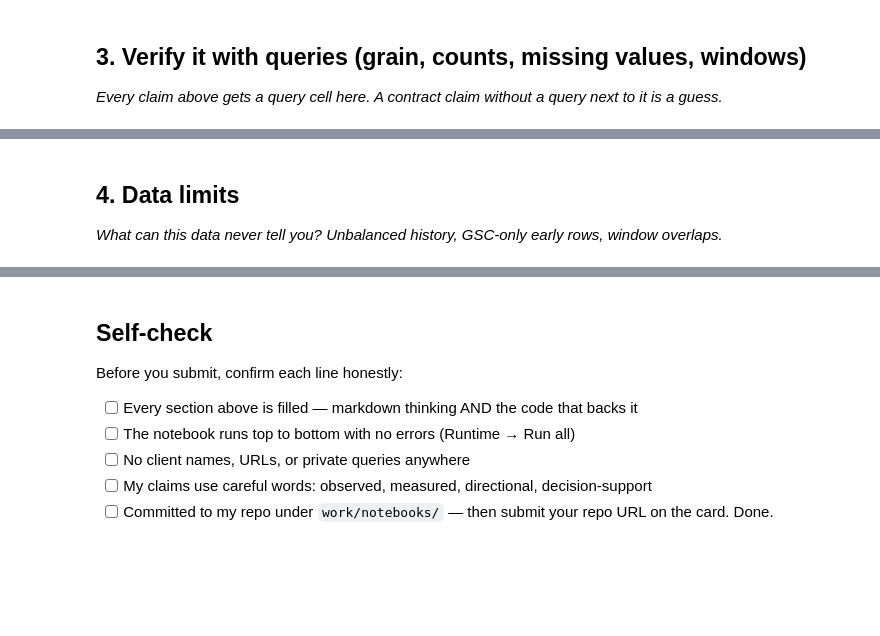
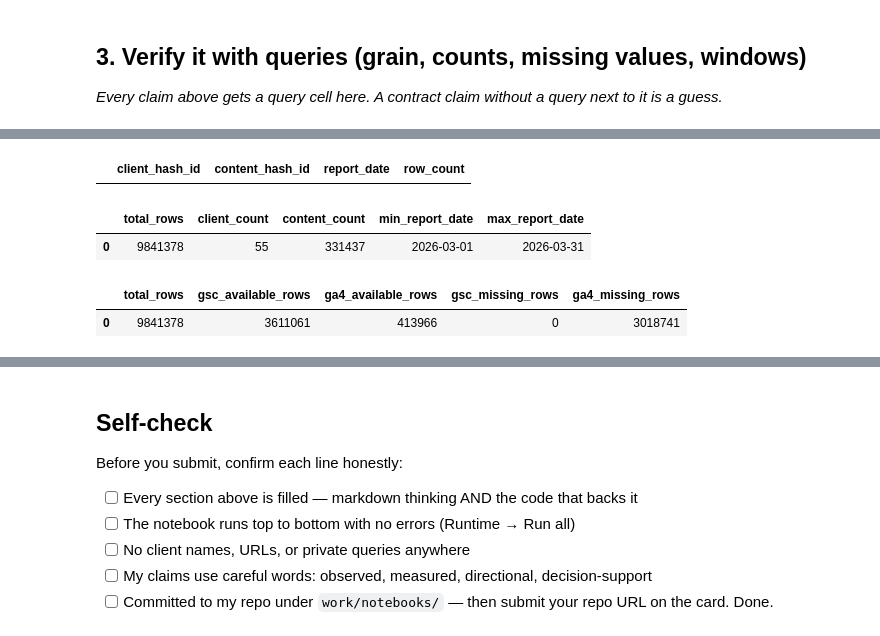
Before and after one commit to Kaneriah43/Flyrank_Ml_Internship, a Jupyter notebook: work/notebooks/w03_data_contract.ipynb, the cells around one changed output, grey strips where cells are left out. Saved outputs shown, nothing was run; the diff lists cells and outputs as text; code cells hidden in the pictures; blank space fills up the shorter version.

```diff
--- a/work/notebooks/w03_data_contract.ipynb
+++ b/work/notebooks/w03_data_contract.ipynb
@@ -30,4 +148,57 @@ This skeleton is yours to fill. Work the sections **in order** — each one has
-# %% [markdown]
-## 4. Data limits
-
-*What can this data never tell you? Unbalanced history, GSC-only early rows, window overlaps.*
+# %%
+grain_check = con.sql(query1).df()
+
+grain_check
+# %% [output]
+|  | client_hash_id | content_hash_id | report_date | row_count |
+# %%
+query2 = f"""
+SELECT
+    COUNT(*) AS total_rows,
+    COUNT(DISTINCT client_hash_id) AS client_count,
+    COUNT(DISTINCT content_hash_id) AS content_count,
+    MIN(report_date) AS min_report_date,
+    MAX(report_date) AS max_report_date
+FROM {TABLES['fact_daily']}
+WHERE report_date >= DATE '2026-03-01'
+  AND report_date < DATE '2026-04-01'
+"""
+
+window_check = con.sql(query2).df()
+
+window_check
+# %% [output]
+|  | total_rows | client_count | content_count | min_report_date | max_report_date |
+| 0 | 9841378 | 55 | 331437 | 2026-03-01 | 2026-03-31 |
+# %%
+query3 = f"""
+SELECT
+    COUNT(*) AS total_rows,
+
+    COUNT(*) FILTER (
+        WHERE gsc_data_available IS TRUE
+    ) AS gsc_available_rows,
+
+    COUNT(*) FILTER (
+        WHERE ga4_data_available IS TRUE
+    ) AS ga4_available_rows,
+
+    COUNT(*) FILTER (
+        WHERE gsc_data_available IS NULL
+    ) AS gsc_missing_rows,
+
+    COUNT(*) FILTER (
+        WHERE ga4_data_available IS NULL
+    ) AS ga4_missing_rows
+
+FROM {TABLES['fact_daily']}
+WHERE report_date >= DATE '2026-03-01'
+  AND report_date < DATE '2026-04-01'
+"""
+
+availability_check = con.sql(query3).df()
+
+availability_check
+# %% [output]
+|  | total_rows | gsc_available_rows | ga4_available_rows | gsc_missing_rows | ga4_missing_rows |
+| 0 | 9841378 | 3611061 | 413966 | 0 | 3018741 |
```
Also changed, not shown: parts of 12 cells of this notebook.
